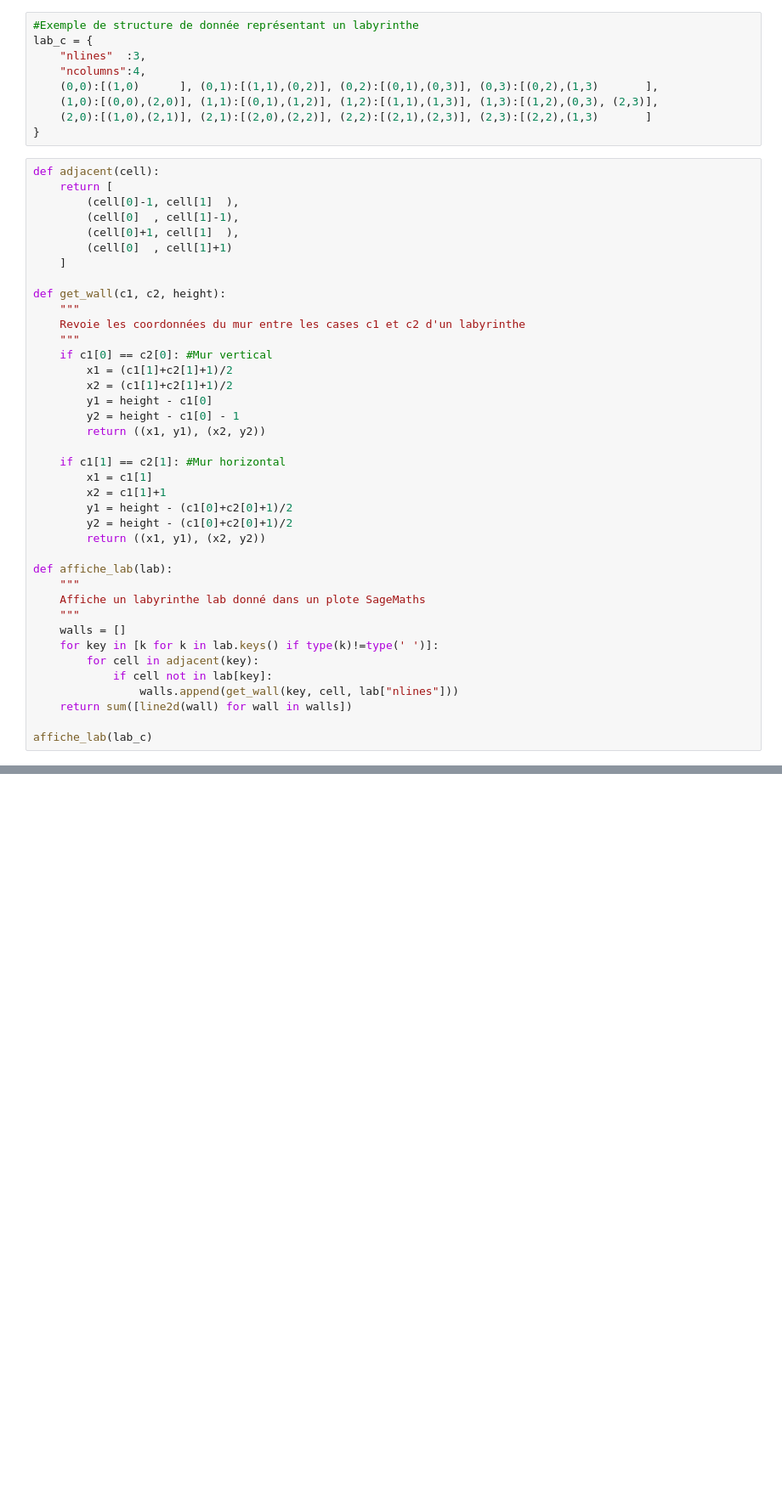
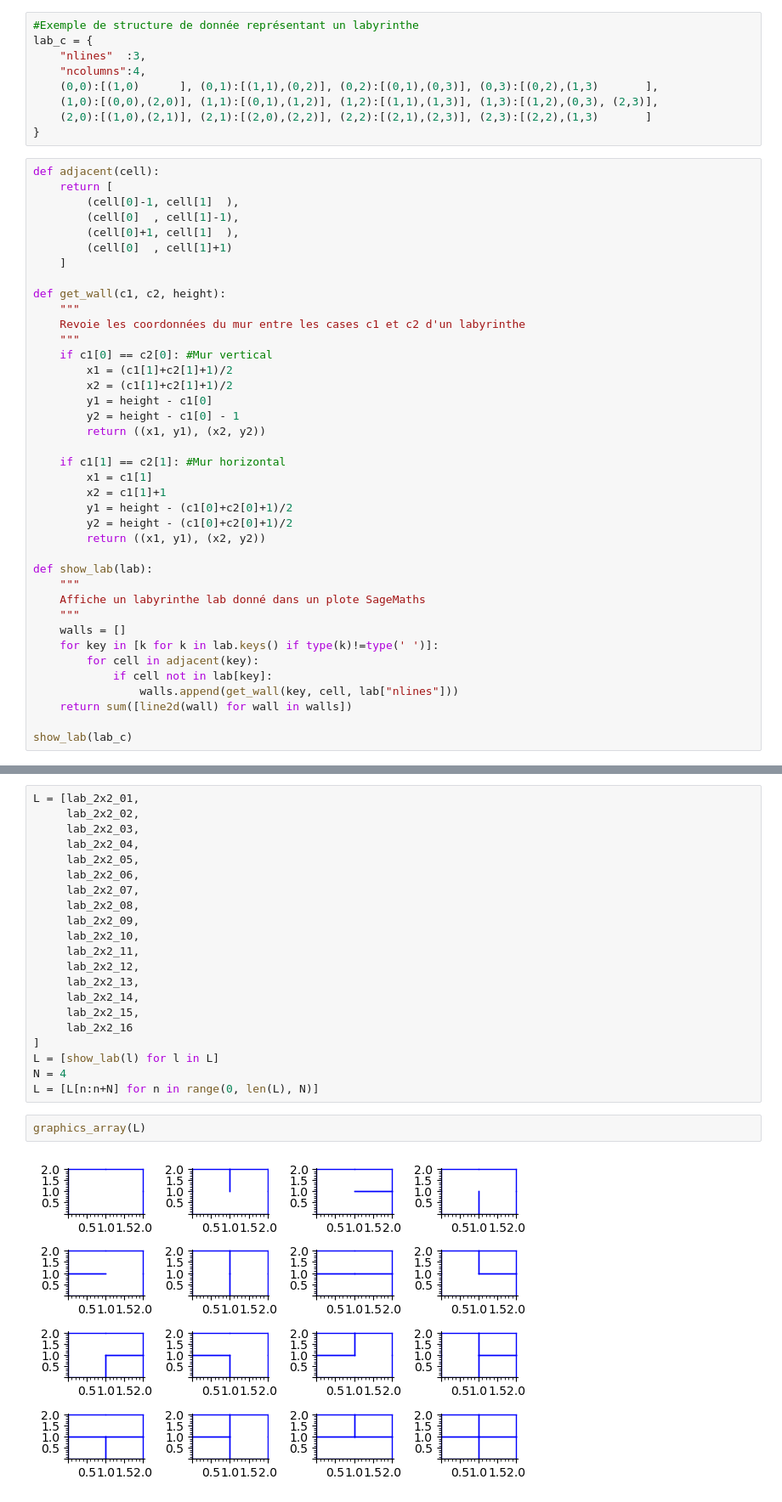
Before and after one commit to bilaldjoss/projet_labyrinthe, a Jupyter notebook: AffichageProjet.ipynb, the cells around one changed output, grey strips where cells are left out. Shown at 85% size. Saved outputs shown, nothing was run; the diff lists cells and outputs as text; blank space fills up the shorter version.

```diff
--- a/AffichageProjet.ipynb
+++ b/AffichageProjet.ipynb
@@ -34,7 +34,7 @@ def get_wall(c1, c2, height):
         y2 = height - (c1[0]+c2[0]+1)/2
         return ((x1, y1), (x2, y2))
 
-def affiche_lab(lab):
+def show_lab(lab):
     """
     Affiche un labyrinthe lab donné dans un plote SageMaths
     """
@@ -45,6 +45,6 @@ def affiche_lab(lab):
                 walls.append(get_wall(key, cell, lab["nlines"]))
     return sum([line2d(wall) for wall in walls])
 
-affiche_lab(lab_c)
+show_lab(lab_c)
 # %% [output]
 [figure]
@@ -228,0 +165,25 @@ affiche_lab(lab_2x2_16)
+# %%
+L = [lab_2x2_01,
+     lab_2x2_02,
+     lab_2x2_03,
+     lab_2x2_04,
+     lab_2x2_05,
+     lab_2x2_06,
+     lab_2x2_07,
+     lab_2x2_08,
+     lab_2x2_09,
+     lab_2x2_10,
+     lab_2x2_11,
+     lab_2x2_12,
+     lab_2x2_13,
+     lab_2x2_14,
+     lab_2x2_15,
+     lab_2x2_16
+]
+L = [show_lab(l) for l in L]
+N = 4
+L = [L[n:n+N] for n in range(0, len(L), N)]
+# %%
+graphics_array(L)
+# %% [output]
+[figure, added]
```
Also changed, not shown: parts of 18 cells of this notebook.
